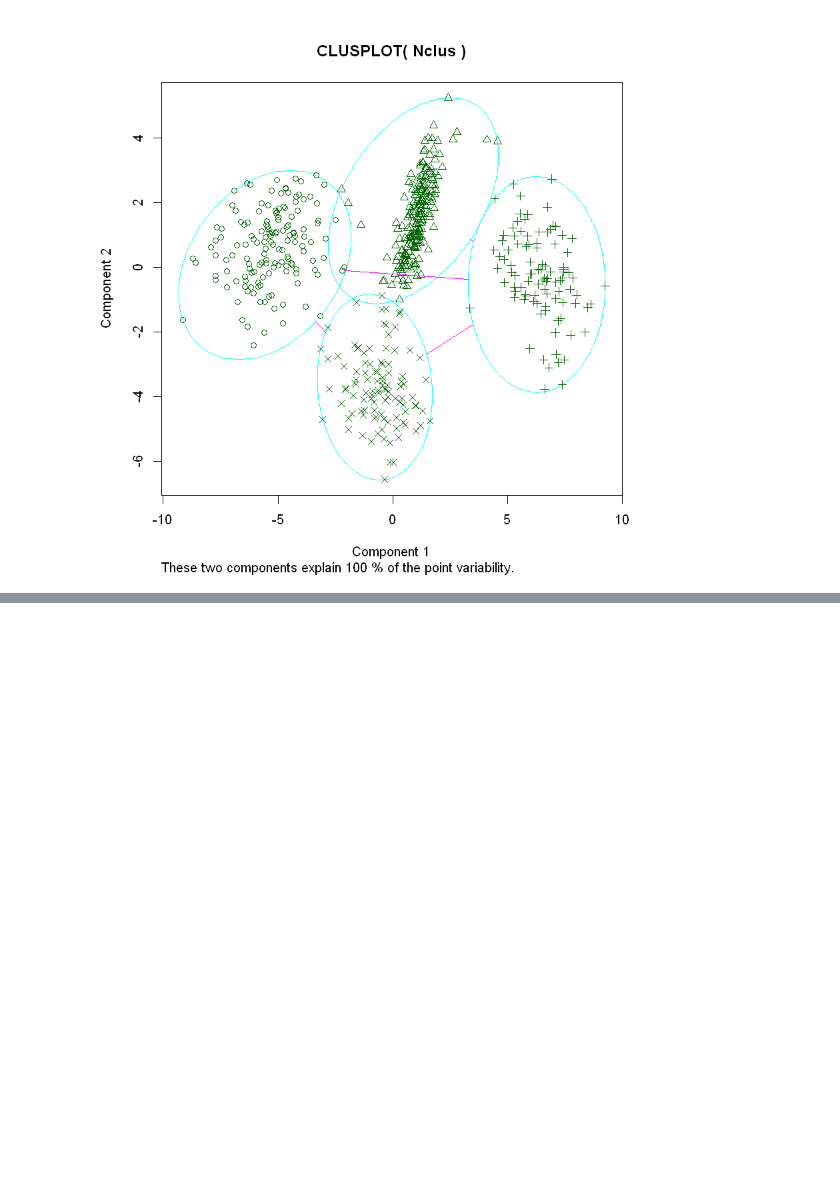
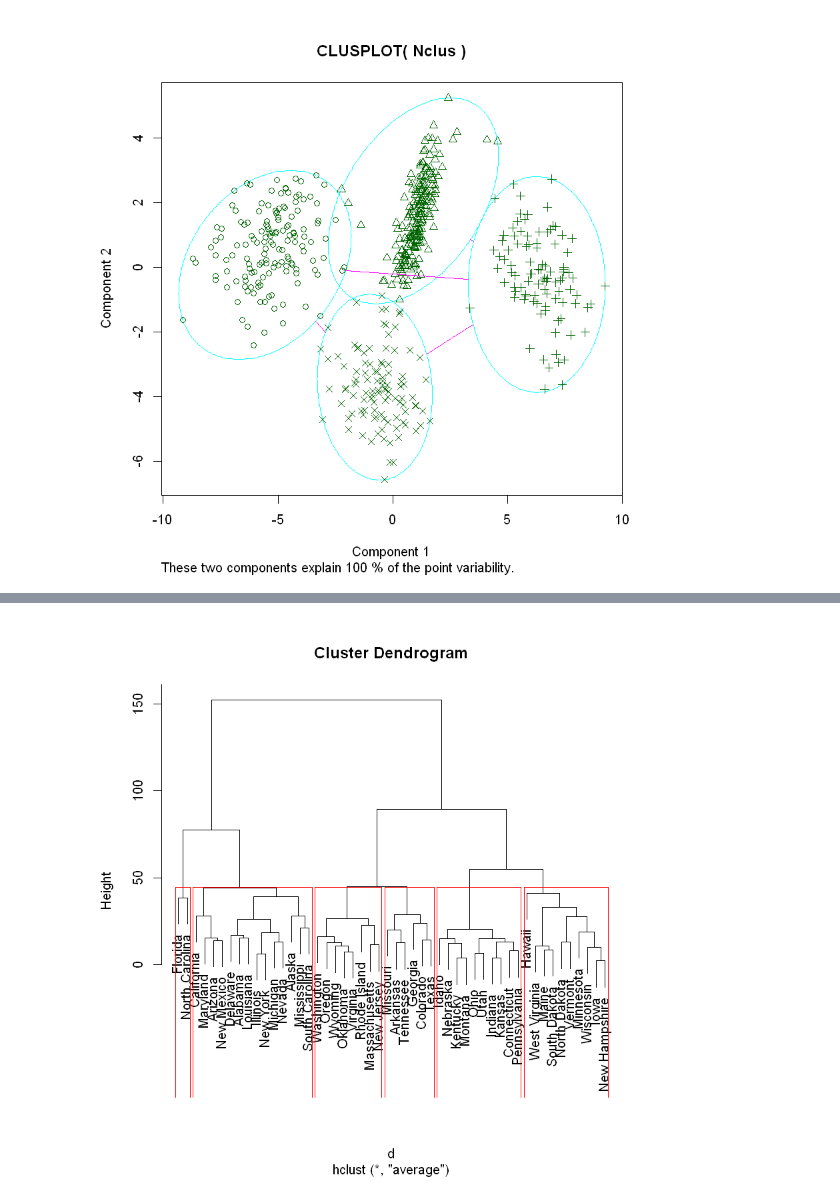
Before and after one commit to leejungmu/first-repository, a Jupyter notebook: clustering.ipynb, the cells around one changed output, grey strips where cells are left out. Drawn from its saved outputs; the diff is of its cells as text; code cells hidden in the pictures; blank space fills up the shorter version.

```diff
--- a/clustering.ipynb
+++ b/clustering.ipynb
@@ -369,0 +425,5 @@ Warning message:
+# %%
+plot(fit)
+rect.hclust(fit, k = 6, border = "red")
+# %% [output]
+[figure, added]
```
Also changed, not shown: parts of 24 cells of this notebook.
